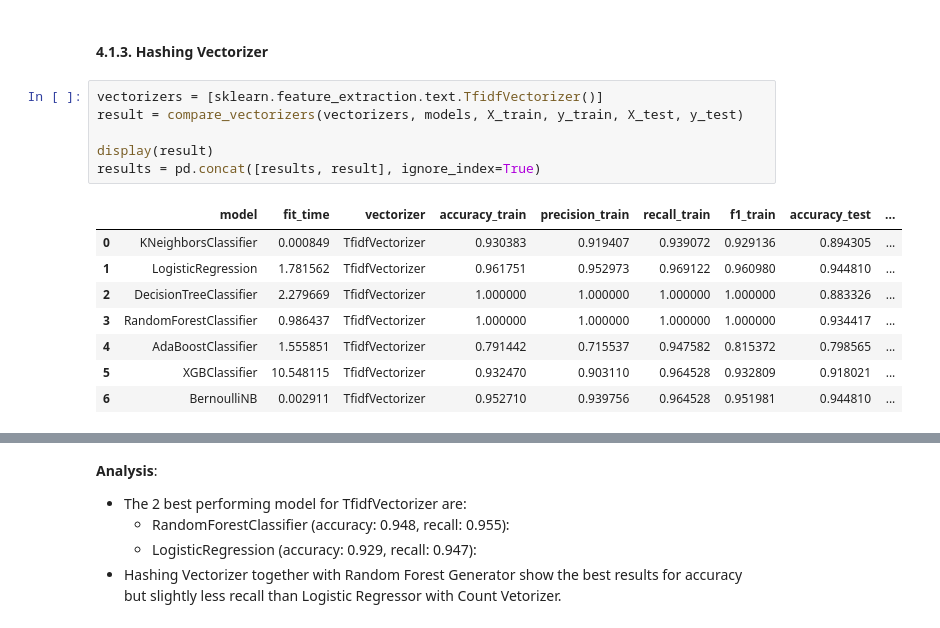
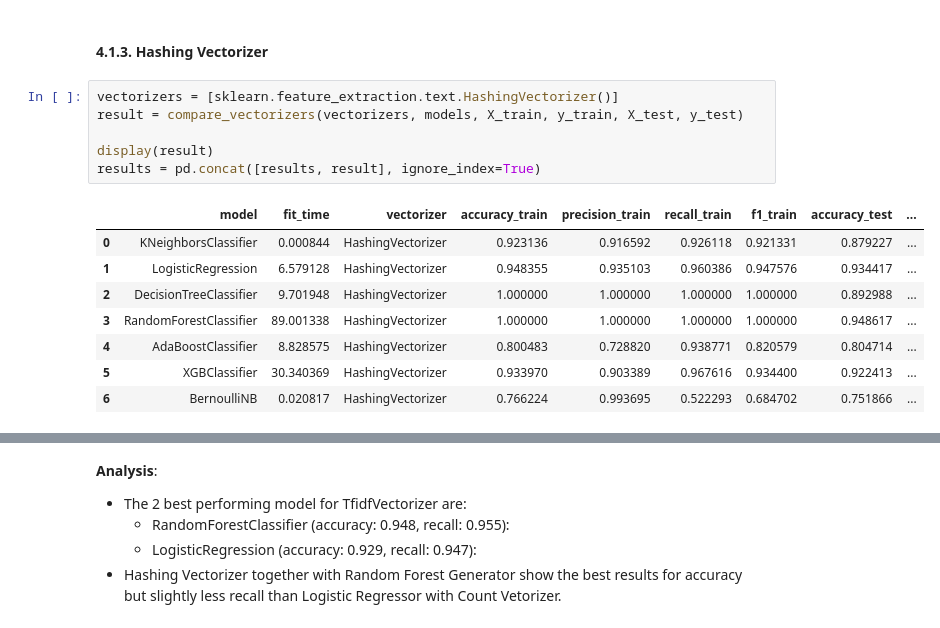
Before and after one commit to jonathansada/Fake_News_Classifier, a Jupyter notebook: fake_news_classifier.ipynb, the cells around one changed output, grey strips where cells are left out. Drawn from its saved outputs; the diff is of its cells as text.

```diff
--- a/fake_news_classifier.ipynb
+++ b/fake_news_classifier.ipynb
@@ -223,20 +225,20 @@ results = pd.concat([results, result], ignore_index=True)
 # %% [markdown]
 #### 4.1.3. Hashing Vectorizer
 # %%
-vectorizers = [sklearn.feature_extraction.text.TfidfVectorizer()]
+vectorizers = [sklearn.feature_extraction.text.HashingVectorizer()]
 result = compare_vectorizers(vectorizers, models, X_train, y_train, X_test, y_test)
 
 display(result)
 results = pd.concat([results, result], ignore_index=True)
 # %% [output]
 |  | model | fit_time | vectorizer | accuracy_train | precision_train | recall_train | f1_train | accuracy_test | ... |
-| 0 | KNeighborsClassifier | 0.000849 | TfidfVectorizer | 0.930383 | 0.919407 | 0.939072 | 0.929136 | 0.894305 | ... |
-| 1 | LogisticRegression | 1.781562 | TfidfVectorizer | 0.961751 | 0.952973 | 0.969122 | 0.960980 | 0.944810 | ... |
-| 2 | DecisionTreeClassifier | 2.279669 | TfidfVectorizer | 1.000000 | 1.000000 | 1.000000 | 1.000000 | 0.883326 | ... |
-| 3 | RandomForestClassifier | 0.986437 | TfidfVectorizer | 1.000000 | 1.000000 | 1.000000 | 1.000000 | 0.934417 | ... |
-| 4 | AdaBoostClassifier | 1.555851 | TfidfVectorizer | 0.791442 | 0.715537 | 0.947582 | 0.815372 | 0.798565 | ... |
-| 5 | XGBClassifier | 10.548115 | TfidfVectorizer | 0.932470 | 0.903110 | 0.964528 | 0.932809 | 0.918021 | ... |
-| 6 | BernoulliNB | 0.002911 | TfidfVectorizer | 0.952710 | 0.939756 | 0.964528 | 0.951981 | 0.944810 | ... |
+| 0 | KNeighborsClassifier | 0.000844 | HashingVectorizer | 0.923136 | 0.916592 | 0.926118 | 0.921331 | 0.879227 | ... |
+| 1 | LogisticRegression | 6.579128 | HashingVectorizer | 0.948355 | 0.935103 | 0.960386 | 0.947576 | 0.934417 | ... |
+| 2 | DecisionTreeClassifier | 9.701948 | HashingVectorizer | 1.000000 | 1.000000 | 1.000000 | 1.000000 | 0.892988 | ... |
+| 3 | RandomForestClassifier | 89.001338 | HashingVectorizer | 1.000000 | 1.000000 | 1.000000 | 1.000000 | 0.948617 | ... |
+| 4 | AdaBoostClassifier | 8.828575 | HashingVectorizer | 0.800483 | 0.728820 | 0.938771 | 0.820579 | 0.804714 | ... |
+| 5 | XGBClassifier | 30.340369 | HashingVectorizer | 0.933970 | 0.903389 | 0.967616 | 0.934400 | 0.922413 | ... |
+| 6 | BernoulliNB | 0.020817 | HashingVectorizer | 0.766224 | 0.993695 | 0.522293 | 0.684702 | 0.751866 | ... |
 # %%
 results.to_csv("./output/improve_pred_results.csv")
 display(results)
```
Also changed, not shown: parts of 11 cells of this notebook, 6 other files.
